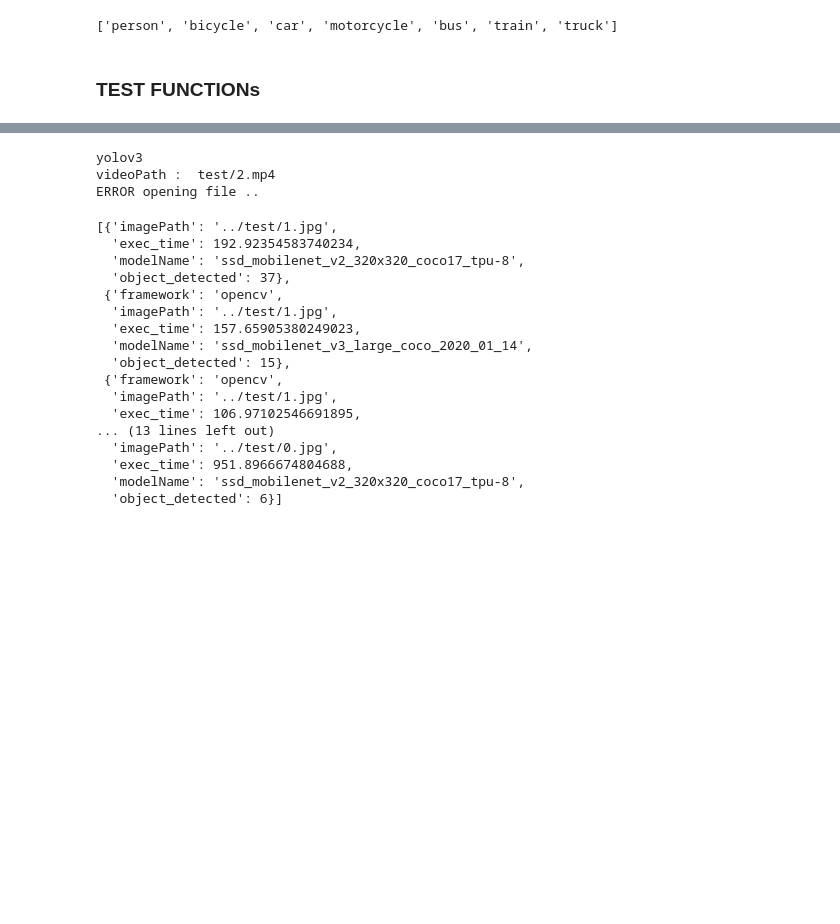
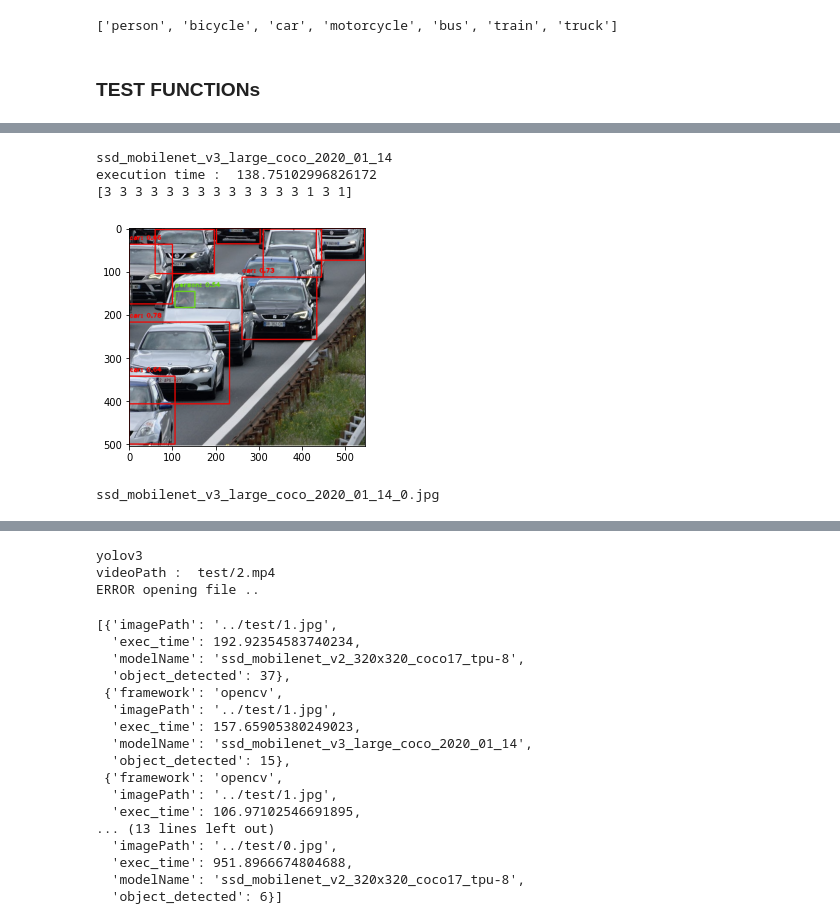
Before and after one commit to ayoubalami/object_detection_benchmarking, a Jupyter notebook: opencv_detection_video_benxhmark.ipynb, the cells around one changed output, grey strips where cells are left out. Drawn from its saved outputs; the diff is of its cells as text; code cells hidden in the pictures; blank space fills up the shorter version.

```diff
--- a/opencv_detection_video_benxhmark.ipynb
+++ b/opencv_detection_video_benxhmark.ipynb
@@ -311,0 +380,10 @@ efficientdet_d3_coco17_tpu-32_1.jpg
+# %%
+# readClasses(classFile,is_yolo=True)
+imagePath = "../test/10.jpg"
+predictImage( imagePath,threshold=0.5)
+# %% [output]
+ssd_mobilenet_v3_large_coco_2020_01_14
+execution time :  138.75102996826172
+[3 3 3 3 3 3 3 3 3 3 3 3 3 1 3 1]
+[figure, added]
+ssd_mobilenet_v3_large_coco_2020_01_14_0.jpg
```
Also changed, not shown: parts of 27 cells of this notebook.
